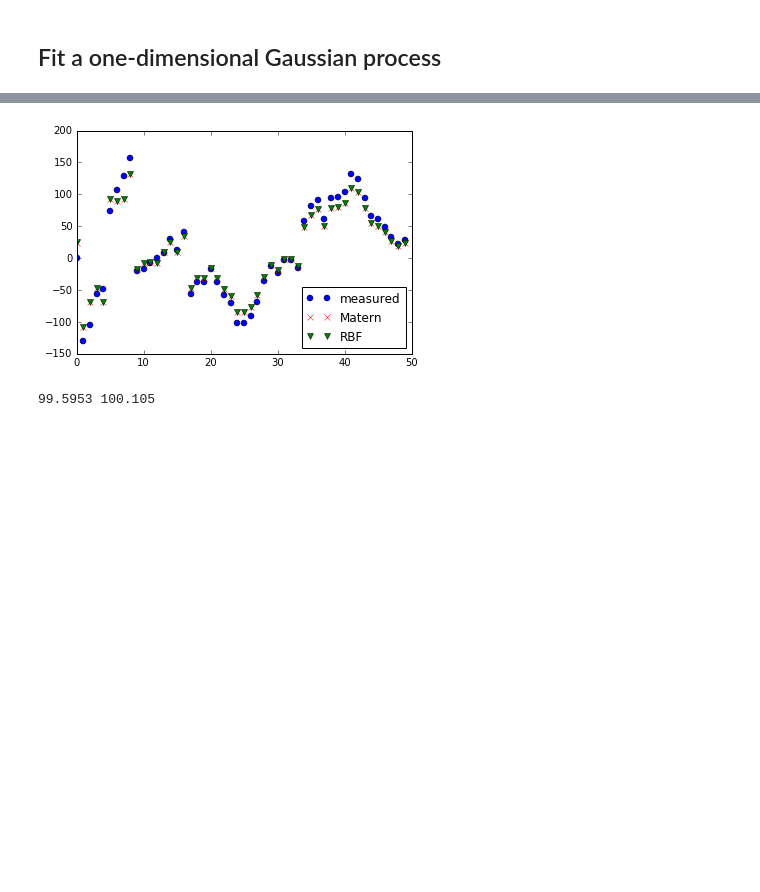
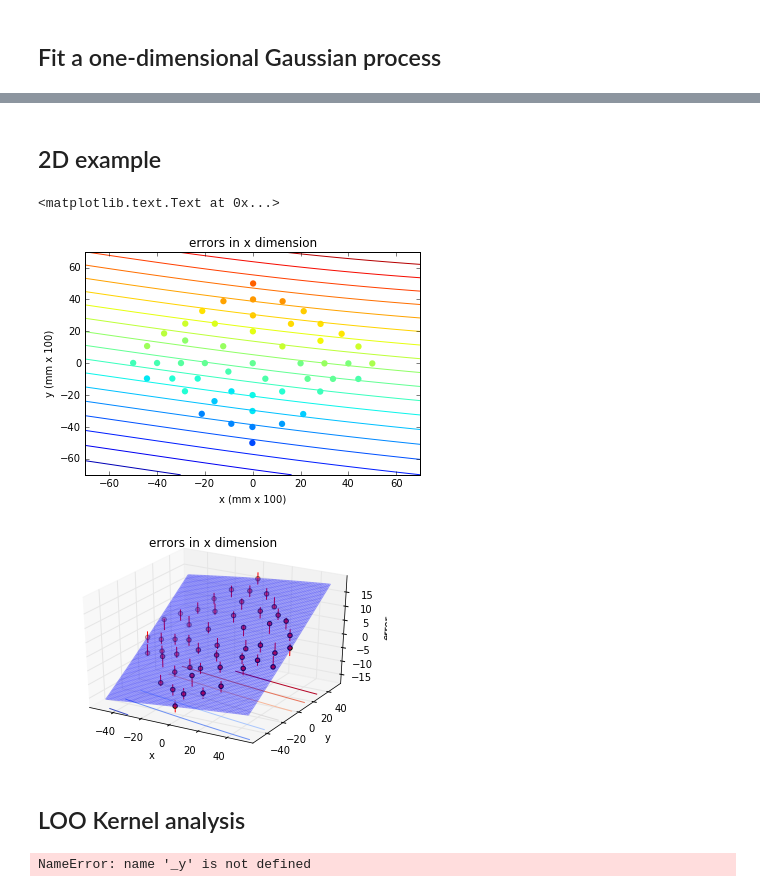
Before and after one commit to mjpekala/gp-am-study, a Jupyter notebook: examples/APL01_M290_maraging_steel.ipynb, the cells around one changed output, grey strips where cells are left out. Drawn from its saved outputs; the diff is of its cells as text; code cells hidden in the pictures; blank space fills up the shorter version.

```diff
--- a/examples/APL01_M290_maraging_steel.ipynb
+++ b/examples/APL01_M290_maraging_steel.ipynb
@@ -153,23 +228,47 @@ Parameters:
+# %% [markdown]
+## 2D example
+# %%
+# We'll do some loo analysis later on.
+
+# Choose scale factor sf so that x and y are of similar magnitude
+sf = 1e2
+units = 'mm x %g' % sf
+dx = sf * D[:,0]
+
+kernel = GPy.kern.Matern52(2, ARD=False, lengthscale=10.)
+model = GPy.models.GPRegression(Xn, to_col(dx), kernel)
+model.optimize(messages=True, max_f_eval=1000)
+#print model
+model.plot()
+plt.title('errors in x dimension')
+plt.xlabel('x (%s)' % units)
+plt.ylabel('y (%s)' % units)
+
+
+gpam.plot_gp_mean_2d(model, Xn, to_col(dx))
+plt.title('errors in x dimension')
+# %% [output]
+<matplotlib.text.Text at 0x...>
+[figure, added]
+[figure, added]
+# %% [markdown]
+## LOO Kernel analysis
 # %%
 # Compare a few kernels
 
 ker1 = GPy.kern.Matern52(1, ARD=False, lengthscale=1.)
 ker2 = GPy.kern.RBF(1, lengthscale=1.)
 
-micronsToMM = 1e3
-_x = thetaN
-_y = micronsToMM*D[:,0]
 
-err1, yHat1 = gpam.loo_err_1d(ker1, _x, _y)
-err2, yHat2 = gpam.loo_err_1d(ker2, _x, _y)
+err1, yHat1 = gpam.loo_err_1d(ker1, thetaN, dx)
+err2, yHat2 = gpam.loo_err_1d(ker2, thetaN, dx)
 
-plt.plot(np.arange(_y.size), _y, 'bo',
-         np.arange(_y.size), yHat1, 'rx',
-         np.arange(_y.size), yHat2, 'gv')
+plt.plot(np.arange(_y.size), _y, 'kx',
+         np.arange(_y.size), yHat1, 'ro',
+         np.arange(_y.size), yHat2, 'go')
 plt.legend(['measured', 'Matern', 'RBF'], loc='lower right')
 plt.show()
 
 print err1, err2
 # %% [output]
-[figure, removed]
-99.5953 100.105
+NameError: name '_y' is not defined
```
Also changed, not shown: parts of 4 cells of this notebook.
